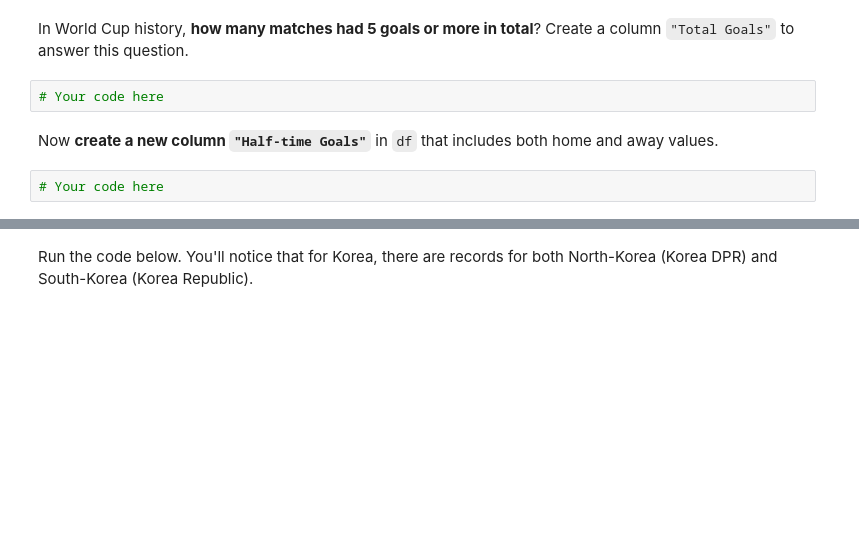
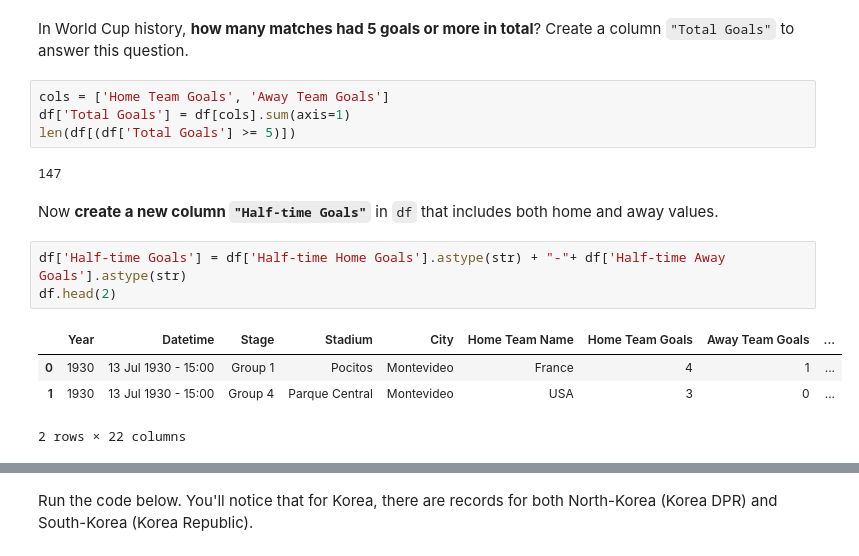
Before and after one commit to jamesggatonye/dsc-accessing-data-with-pandas-lab, a Jupyter notebook: index.ipynb, the cells around one changed output, grey strips where cells are left out. Saved outputs shown, nothing was run; the diff lists cells and outputs as text; blank space fills up the shorter version.

```diff
--- a/index.ipynb
+++ b/index.ipynb
@@ -167,12 +171,22 @@ Hint 2: Make sure you don't end up with duplicate country names. Consider using
 ## Changing Values and Creating New Columns
 # %% [markdown]
 In World Cup history, **how many matches had 5 goals or more in total**? Create a column `"Total Goals"` to answer this question.
-# %%
-# Your code here
+# %%
+cols = ['Home Team Goals', 'Away Team Goals']
+df['Total Goals'] = df[cols].sum(axis=1)
+len(df[(df['Total Goals'] >= 5)])
+# %% [output]
+147
 # %% [markdown]
 Now **create a new column `"Half-time Goals"`** in `df` that includes both home and away values.
-# %%
-# Your code here
+# %%
+df['Half-time Goals'] = df['Half-time Home Goals'].astype(str) + "-"+ df['Half-time Away Goals'].astype(str)
+df.head(2)
+# %% [output]
+|  | Year | Datetime | Stage | Stadium | City | Home Team Name | Home Team Goals | Away Team Goals | ... |
+| 0 | 1930 | 13 Jul 1930 - 15:00 | Group 1 | Pocitos | Montevideo | France | 4 | 1 | ... |
+| 1 | 1930 | 13 Jul 1930 - 15:00 | Group 4 | Parque Central | Montevideo | USA | 3 | 0 | ... |
+2 rows × 22 columns
 # %%
 # Run this cell without changes to see your new column
 df.columns
```
Also changed, not shown: parts of 8 cells of this notebook.
